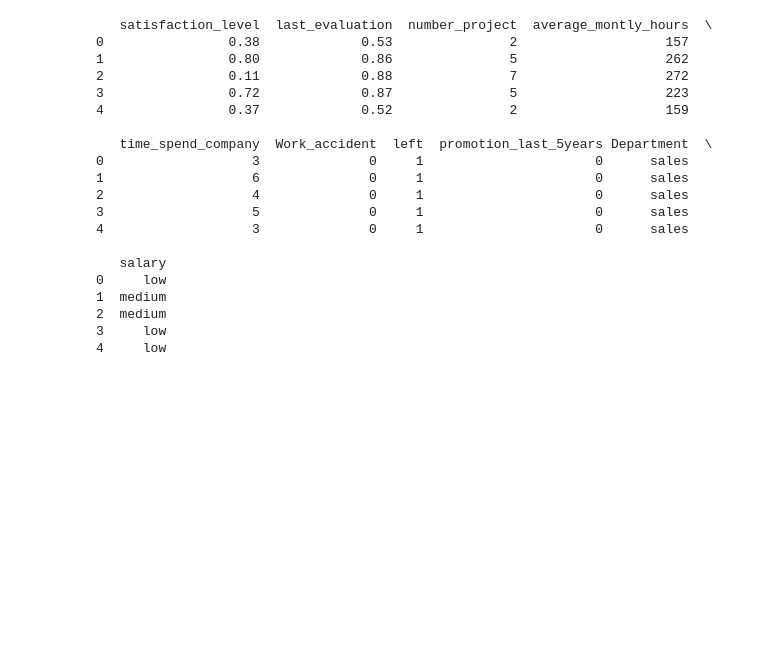
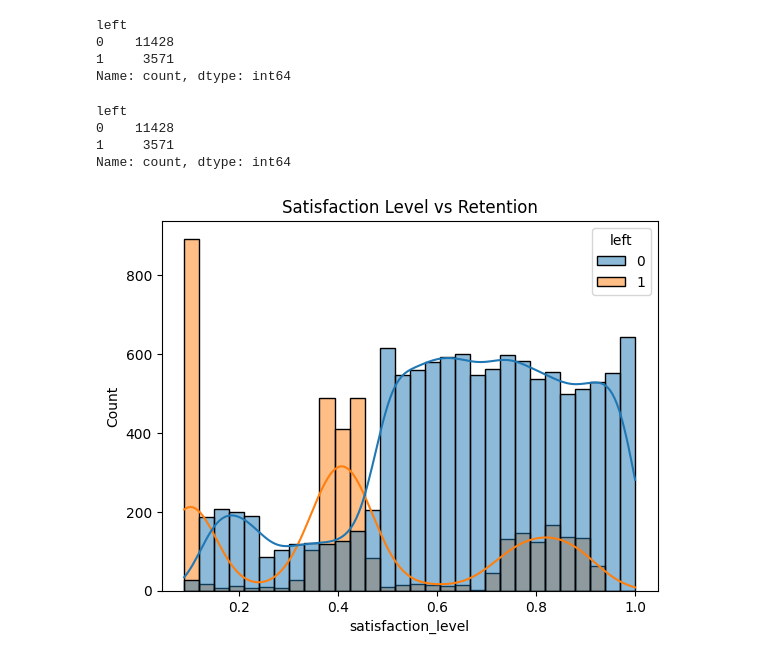
Before and after one commit to DeepikaJayas/LinearALGO_2.0, a Jupyter notebook: HR.ipynb, the cells around one changed output. Drawn from its saved outputs; the diff is of its cells as text; code cells hidden in the pictures; blank space fills up the shorter version.

```diff
--- a/HR.ipynb
+++ b/HR.ipynb
@@ -10,32 +21,21 @@ from sklearn.metrics import accuracy_score, confusion_matrix
 # %%
-df = pd.read_csv(r"C:\Users\USER\OneDrive\Desktop\LinearAlgo2.0\(Task) HR_comma_sep.csv")
+df.left.value_counts()
+# %% [output]
+left
+0    11428
+1     3571
+Name: count, dtype: int64
 # %%
-print(df.head())
+df.left.value_counts()
 # %% [output]
-   satisfaction_level  last_evaluation  number_project  average_montly_hours  \
-0                0.38             0.53               2                   157
-1                0.80             0.86               5                   262
-2                0.11             0.88               7                   272
-3                0.72             0.87               5                   223
-4                0.37             0.52               2                   159
-
-   time_spend_company  Work_accident  left  promotion_last_5years Department  \
-0                   3              0     1                      0      sales
-1                   6              0     1                      0      sales
-2                   4              0     1                      0      sales
-3                   5              0     1                      0      sales
-4                   3              0     1                      0      sales
-
-   salary
-0     low
-1  medium
-2  medium
-3     low
-4     low
+left
+0    11428
+1     3571
+Name: count, dtype: int64
 # %%
-le_department = LabelEncoder()
-le_salary = LabelEncoder()
-
-df['Department'] = le_department.fit_transform(df['Department'])
-df['salary'] = le_salary.fit_transform(df['salary'])
+sns.histplot(data=df, x="satisfaction_level", hue="left", kde=True)
+plt.title("Satisfaction Level vs Retention")
+plt.show()
+# %% [output]
+[figure, added]
 # %%
```
Also changed, not shown: parts of 14 cells of this notebook, 3 other files.
